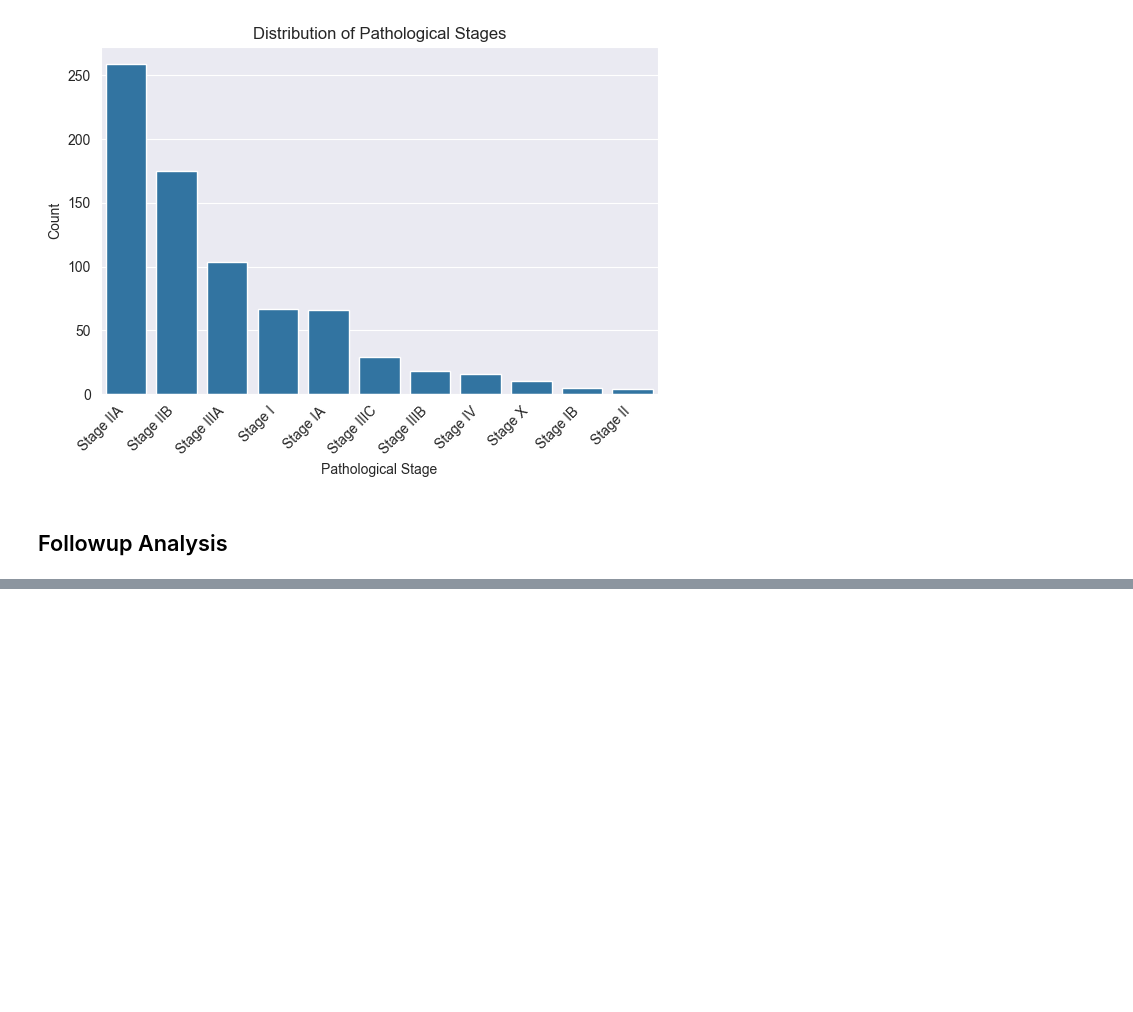
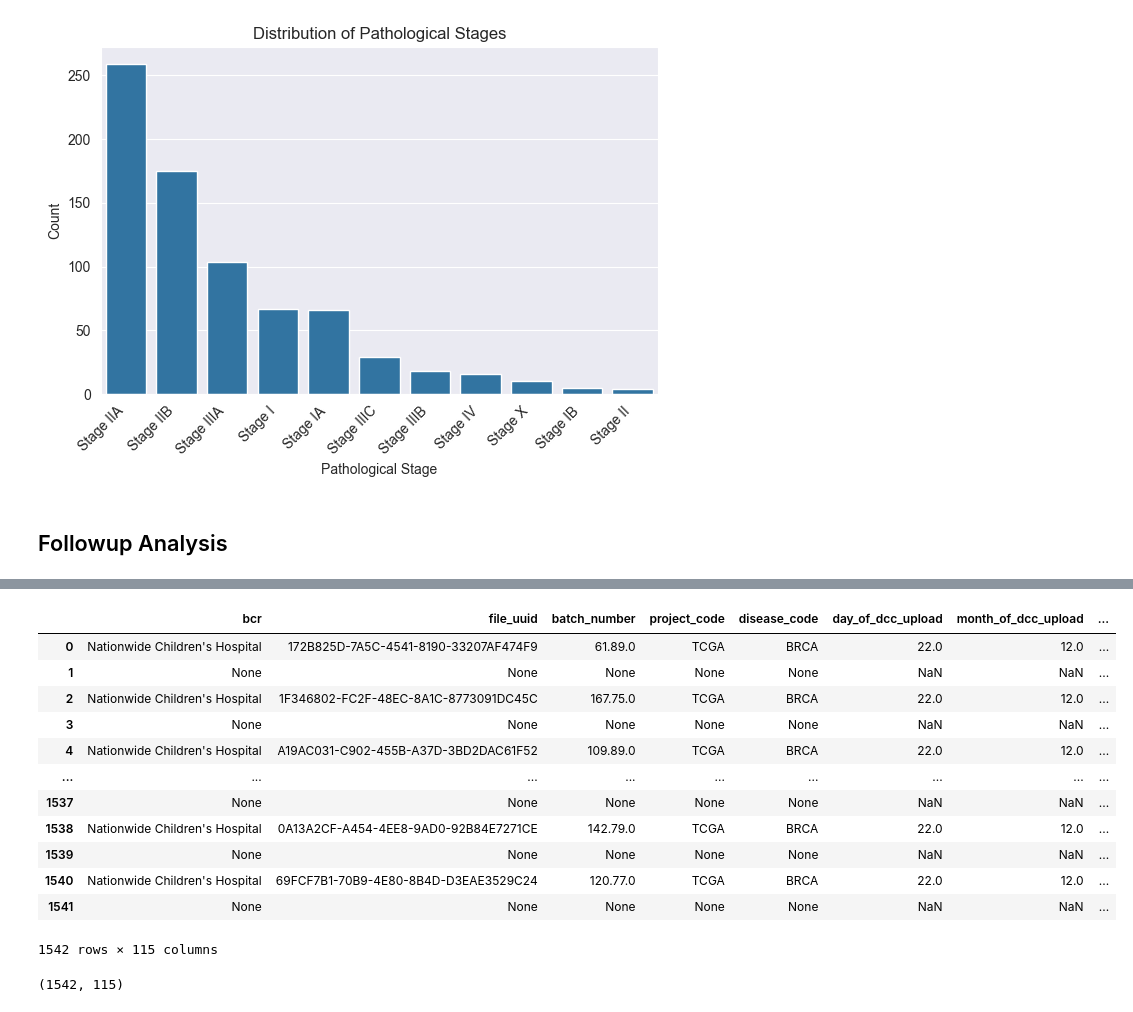
Before and after one commit to giorgiaBertacchini/miRNA_survival_analysis, a Jupyter notebook: notebooks/data_analysis_clinical.ipynb, the cells around one changed output, grey strips where cells are left out. Saved outputs shown, nothing was run; the diff lists cells and outputs as text; code cells hidden in the pictures; blank space fills up the shorter version.

```diff
--- a/notebooks/data_analysis_clinical.ipynb
+++ b/notebooks/data_analysis_clinical.ipynb
@@ -667,0 +700,17 @@ plt.show()
+# %%
+count = 0
+def import_xml(file_path):
+    df = pd.read_xml(file_path, parser="etree")
+    columns_to_select = df.columns[df.columns.str.contains('follow', case=False)]
+    print(f"COLUMNS with 'followup': {columns_to_select}")
+    if 'days_to_last_followup' in df.columns:
+        return 1
+    else:
+        return 0
+
+for subfolder in os.listdir(CLINICAL_PATH):
+    for file in os.listdir(f"{CLINICAL_PATH}/{subfolder}"):
+        if file.endswith(".xml"):
+            count += import_xml(f"{CLINICAL_PATH}/{subfolder}/{file}")
+
+count
@@ -667,0 +736,41 @@ plt.show()
+# %%
+def import_xml(file_path):
+    df = pd.read_xml(file_path, parser="etree")
+    if 'days_to_last_followup' in df.columns:
+        return df
+    else:
+        return None
+
+filtered_dfs = []
+
+for subfolder in os.listdir(CLINICAL_PATH):
+    for file in os.listdir(f"{CLINICAL_PATH}/{subfolder}"):
+        if file.endswith(".xml"):
+            filtered_df = import_xml(f"{CLINICAL_PATH}/{subfolder}/{file}")
+            if filtered_df is not None:
+                filtered_dfs.append(filtered_df)
+
+# Concatenate all filtered dataframes into one
+followup_df = pd.concat(filtered_dfs, ignore_index=True)
+followup_df = followup_df.dropna(how='all')
+
+# Display the resulting dataframe
+followup_df
+# %% [output]
+|  | bcr | file_uuid | batch_number | project_code | disease_code | day_of_dcc_upload | month_of_dcc_upload | ... |
+| 0 | Nationwide Children's Hospital | 172B825D-7A5C-4541-8190-33207AF474F9 | 61.89.0 | TCGA | BRCA | 22.0 | 12.0 | ... |
+| 1 | None | None | None | None | None | NaN | NaN | ... |
+| 2 | Nationwide Children's Hospital | 1F346802-FC2F-48EC-8A1C-8773091DC45C | 167.75.0 | TCGA | BRCA | 22.0 | 12.0 | ... |
+| 3 | None | None | None | None | None | NaN | NaN | ... |
+| 4 | Nationwide Children's Hospital | A19AC031-C902-455B-A37D-3BD2DAC61F52 | 109.89.0 | TCGA | BRCA | 22.0 | 12.0 | ... |
+| ... | ... | ... | ... | ... | ... | ... | ... | ... |
+| 1537 | None | None | None | None | None | NaN | NaN | ... |
+| 1538 | Nationwide Children's Hospital | 0A13A2CF-A454-4EE8-9AD0-92B84E7271CE | 142.79.0 | TCGA | BRCA | 22.0 | 12.0 | ... |
+| 1539 | None | None | None | None | None | NaN | NaN | ... |
+| 1540 | Nationwide Children's Hospital | 69FCF7B1-70B9-4E80-8B4D-D3EAE3529C24 | 120.77.0 | TCGA | BRCA | 22.0 | 12.0 | ... |
+| 1541 | None | None | None | None | None | NaN | NaN | ... |
+1542 rows × 115 columns
+# %%
+followup_df.shape
+# %% [output]
+(1542, 115)
```
Also changed, not shown: parts of 5 cells of this notebook, 2 other files.
